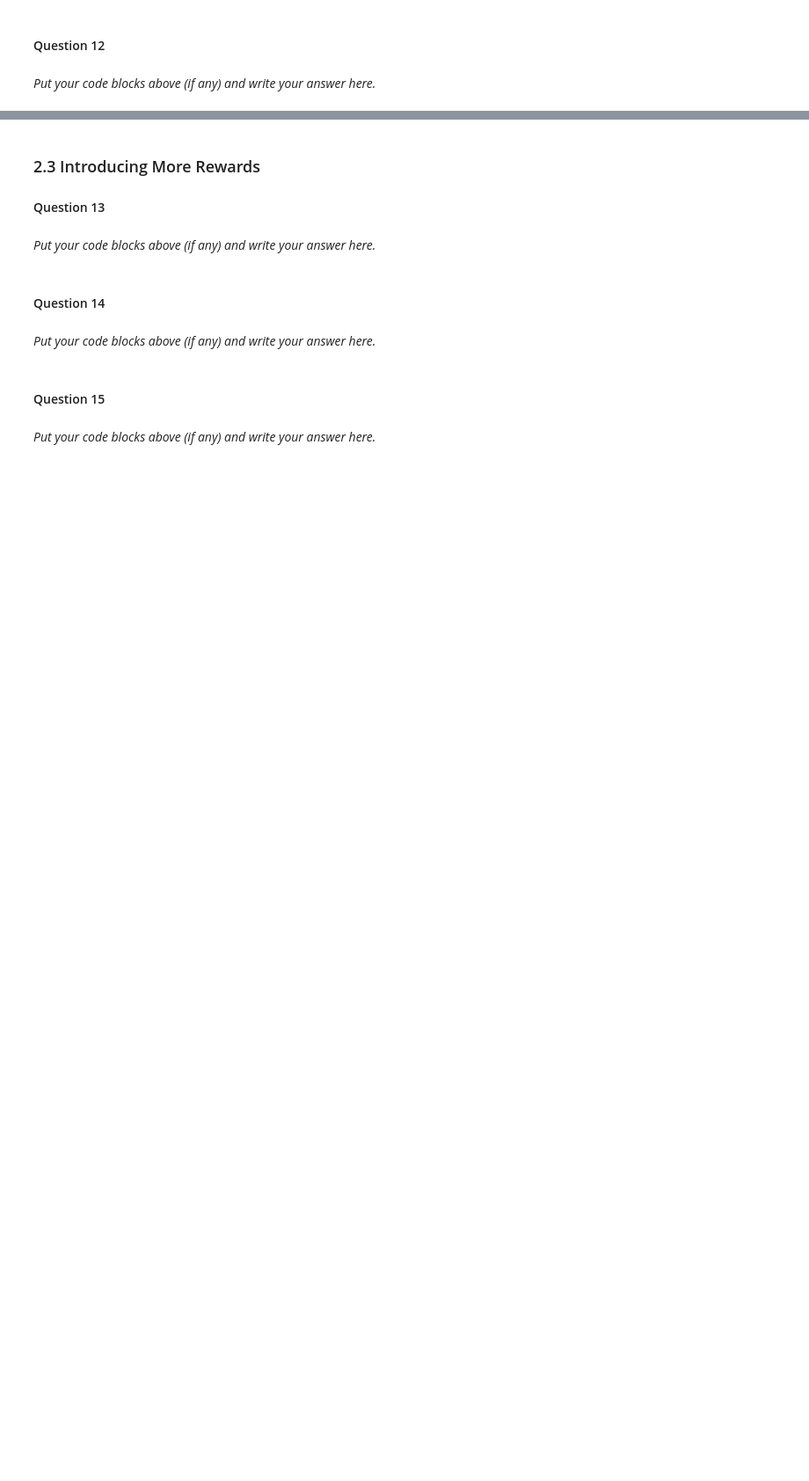
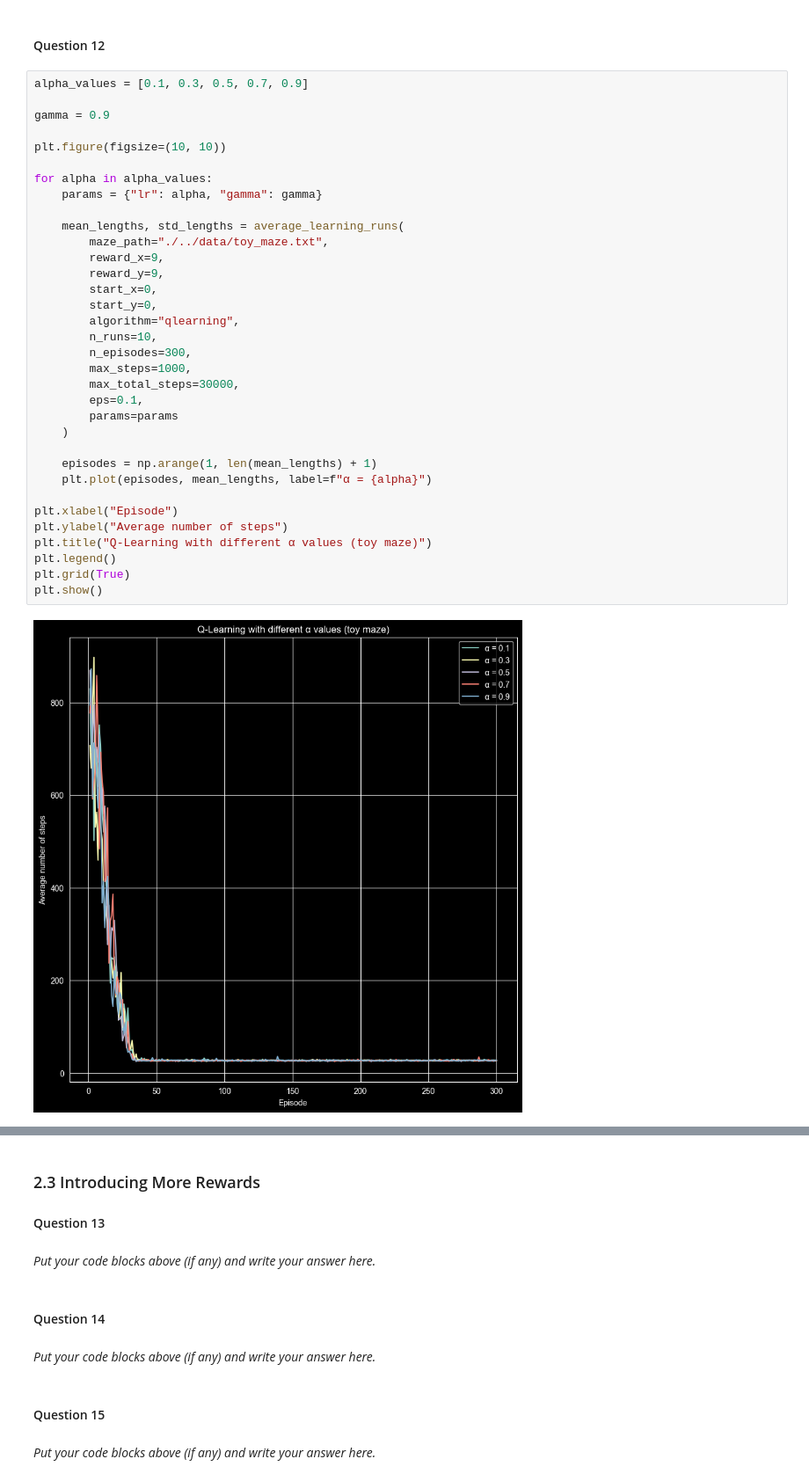
Before and after one commit to hkruis/Assignment_3, a Jupyter notebook: src/Main.ipynb, the cells around one changed output, grey strips where cells are left out. Shown at 88% size. Drawn from its saved outputs; the diff is of its cells as text; blank space fills up the shorter version.

```diff
--- a/src/Main.ipynb
+++ b/src/Main.ipynb
@@ -369,6 +903,38 @@ _Put your code blocks above (if any) and write your answer here._
 # %% [markdown]
 #### Question 12
-# %% [markdown]
-
-
-_Put your code blocks above (if any) and write your answer here._
+# %%
+alpha_values = [0.1, 0.3, 0.5, 0.7, 0.9]
+
+gamma = 0.9
+
+plt.figure(figsize=(10, 10))
+
+for alpha in alpha_values:
+    params = {"lr": alpha, "gamma": gamma}
+
+    mean_lengths, std_lengths = average_learning_runs(
+        maze_path="./../data/toy_maze.txt",
+        reward_x=9,
+        reward_y=9,
+        start_x=0,
+        start_y=0,
+        algorithm="qlearning",
+        n_runs=10,
+        n_episodes=300,
+        max_steps=1000,
+        max_total_steps=30000,
+        eps=0.1,
+        params=params
+    )
+
+    episodes = np.arange(1, len(mean_lengths) + 1)
+    plt.plot(episodes, mean_lengths, label=f"α = {alpha}")
+
+plt.xlabel("Episode")
+plt.ylabel("Average number of steps")
+plt.title("Q-Learning with different α values (toy maze)")
+plt.legend()
+plt.grid(True)
+plt.show()
+# %% [output]
+[figure, added]
```
Also changed, not shown: parts of 24 cells of this notebook.
